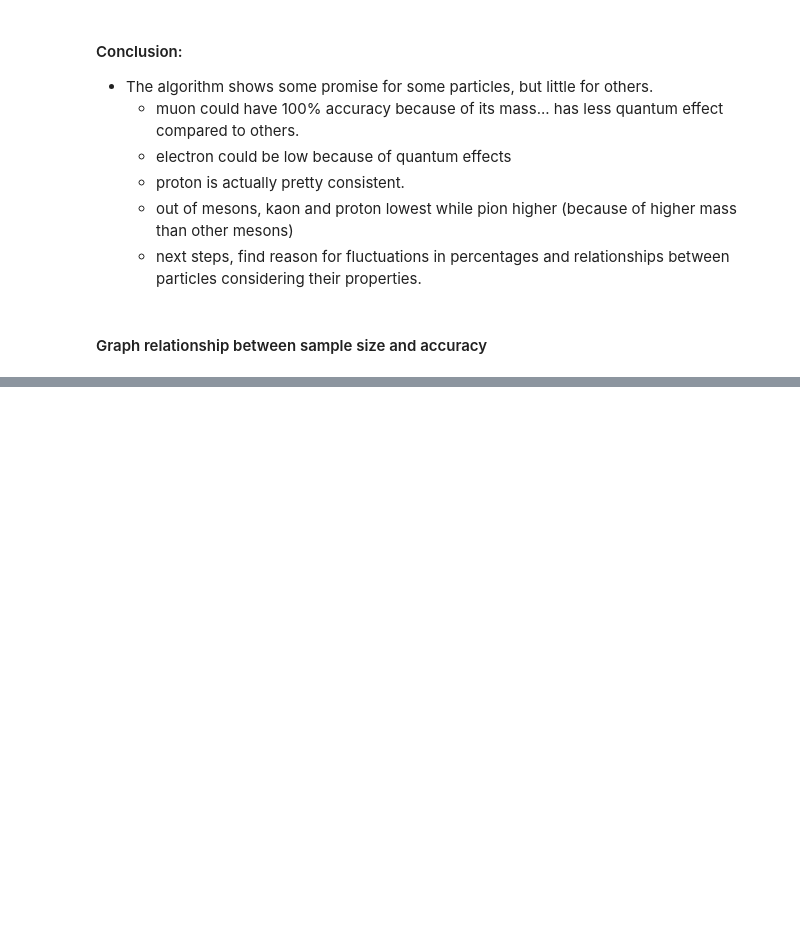
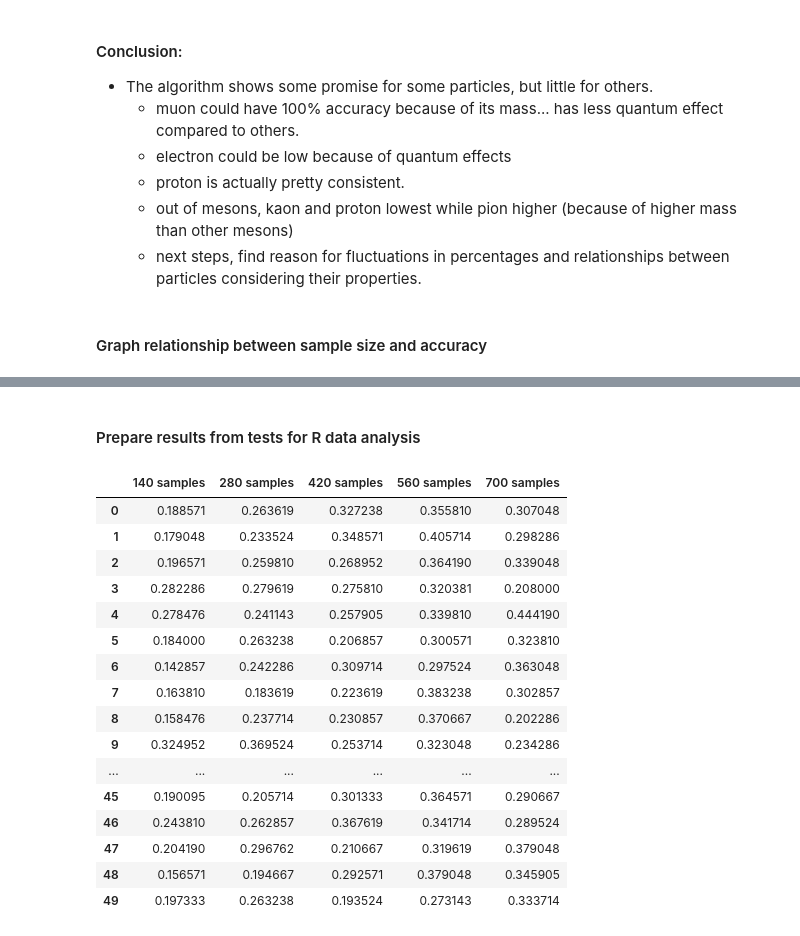
Before and after one commit to rohannakra/AI-Predicts-Particle-Collisions, a Jupyter notebook: main.ipynb, the cells around one changed output, grey strips where cells are left out. Drawn from its saved outputs; the diff is of its cells as text; code cells hidden in the pictures; blank space fills up the shorter version.

Commit message:
Adding samples test.

```diff
--- a/main.ipynb
+++ b/main.ipynb
@@ -324,3 +350,28 @@ Test accuracy: 48.7% (700 samples)
+# %% [markdown]
+#### Prepare results from tests for R data analysis
+# %%
+results = np.array(results)
+df = pd.DataFrame(results, columns=['140 samples','280 samples', '420 samples', '560 samples', '700 samples'])
+df.to_csv('R Data Analysis/data/samples_test_data.csv')
+display(df)
+# %% [output]
+|  | 140 samples | 280 samples | 420 samples | 560 samples | 700 samples |
+| 0 | 0.188571 | 0.263619 | 0.327238 | 0.355810 | 0.307048 |
+| 1 | 0.179048 | 0.233524 | 0.348571 | 0.405714 | 0.298286 |
+| 2 | 0.196571 | 0.259810 | 0.268952 | 0.364190 | 0.339048 |
+| 3 | 0.282286 | 0.279619 | 0.275810 | 0.320381 | 0.208000 |
+| 4 | 0.278476 | 0.241143 | 0.257905 | 0.339810 | 0.444190 |
+| 5 | 0.184000 | 0.263238 | 0.206857 | 0.300571 | 0.323810 |
+| 6 | 0.142857 | 0.242286 | 0.309714 | 0.297524 | 0.363048 |
+| 7 | 0.163810 | 0.183619 | 0.223619 | 0.383238 | 0.302857 |
+| 8 | 0.158476 | 0.237714 | 0.230857 | 0.370667 | 0.202286 |
+| 9 | 0.324952 | 0.369524 | 0.253714 | 0.323048 | 0.234286 |
+| ... | ... | ... | ... | ... | ... |
+| 45 | 0.190095 | 0.205714 | 0.301333 | 0.364571 | 0.290667 |
+| 46 | 0.243810 | 0.262857 | 0.367619 | 0.341714 | 0.289524 |
+| 47 | 0.204190 | 0.296762 | 0.210667 | 0.319619 | 0.379048 |
+| 48 | 0.156571 | 0.194667 | 0.292571 | 0.379048 | 0.345905 |
+| 49 | 0.197333 | 0.263238 | 0.193524 | 0.273143 | 0.333714 |
 # %% [markdown]
 #### 5 Test Runs (when trained on 700 samples):
 <img src='images/accuracy_sample_test1.png'>
```
Also changed, not shown: parts of 4 cells of this notebook, 2 other files.
